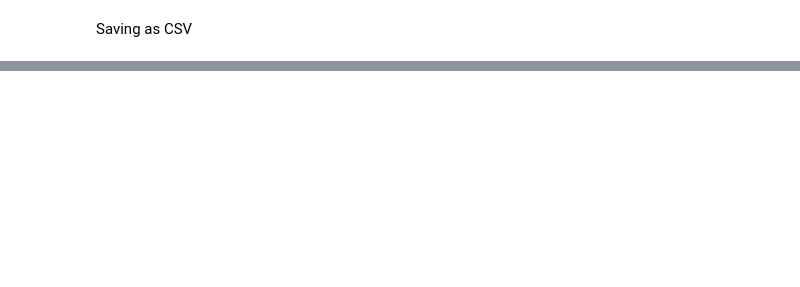
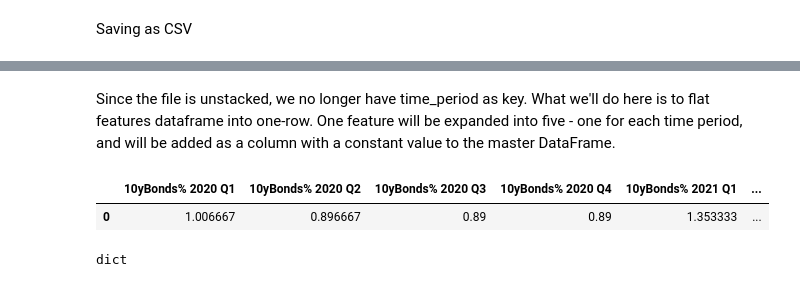
Before and after one commit to walthersy/NSW-house-price, a Jupyter notebook: Chris - Data Cleaning Pt2 (LGA mapping & features data).ipynb, the cells around one changed output, grey strips where cells are left out. Drawn from its saved outputs; the diff is of its cells as text; code cells hidden in the pictures; blank space fills up the shorter version.

```diff
--- a/Chris - Data Cleaning Pt2 (LGA mapping & features data).ipynb
+++ b/Chris - Data Cleaning Pt2 (LGA mapping & features data).ipynb
@@ -1132,0 +1227,26 @@ master_merge1.to_csv('Files/Cleaned/Master_Sales_Rent_2017Q4_2021Q1_wFeatures.cs
+# %% [markdown]
+Since the file is unstacked, we no longer have time_period as key. What we'll do here is to flat features dataframe into one-row. One feature will be expanded into five - one for each time period, and will be added as a column with a constant value to the master DataFrame.
+# %%
+# Flat the features DF
+features_TP_pvt = pd.pivot_table(features_timePeriod,
+                                 index=features_timePeriod.index,
+                                 columns='time_period',
+                                 values=['2yBonds%', '10yBonds%', 'constr_index', 'Rate'])
+
+features_TP_pvt.columns = [' '.join(col) for col in features_TP_pvt.columns]
+features_TP_pvt = features_TP_pvt.append(features_TP_pvt.sum(numeric_only=True), ignore_index=True)
+features_TP_pvt = features_TP_pvt.iloc[[-1]]
+features_TP_pvt.reset_index(inplace=True)
+features_TP_pvt = features_TP_pvt.drop(columns='index', axis=1)
+features_TP_pvt.round(2)
+
+features_TP_pvt
+# %% [output]
+|  | 10yBonds% 2020 Q1 | 10yBonds% 2020 Q2 | 10yBonds% 2020 Q3 | 10yBonds% 2020 Q4 | 10yBonds% 2021 Q1 | ... |
+| 0 | 1.006667 | 0.896667 | 0.89 | 0.89 | 1.353333 | ... |
+# %%
+# Convert the one-row DF into a dictionary
+tp_dict = features_TP_pvt.to_dict("record")[0]
+type(tp_dict)
+# %% [output]
+dict
```
Also changed, not shown: parts of 43 cells of this notebook, 5 other files.
